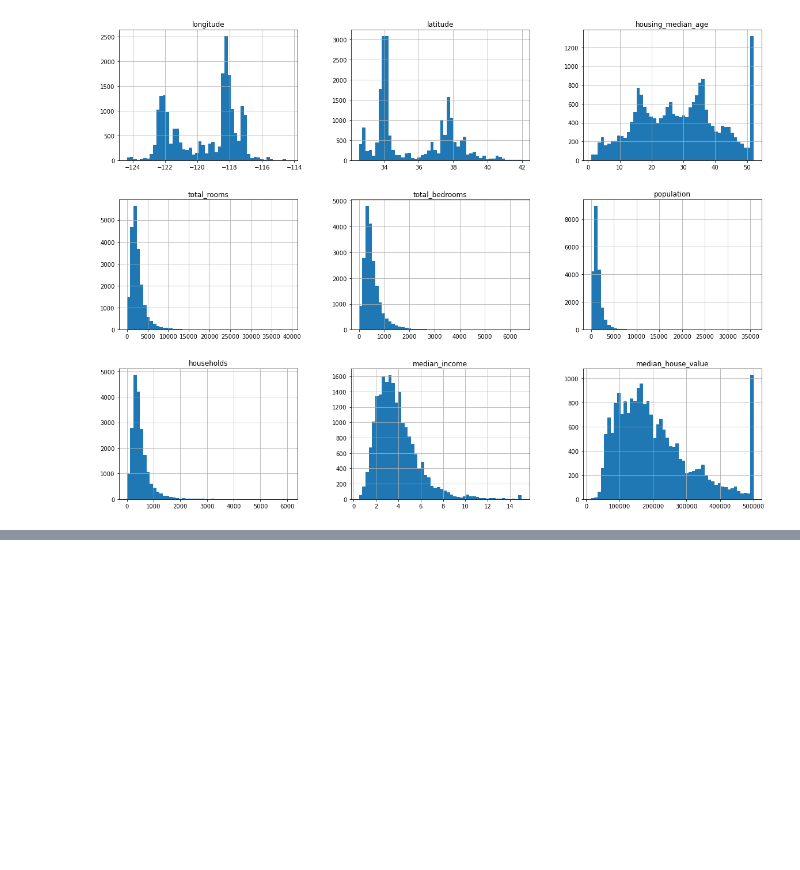
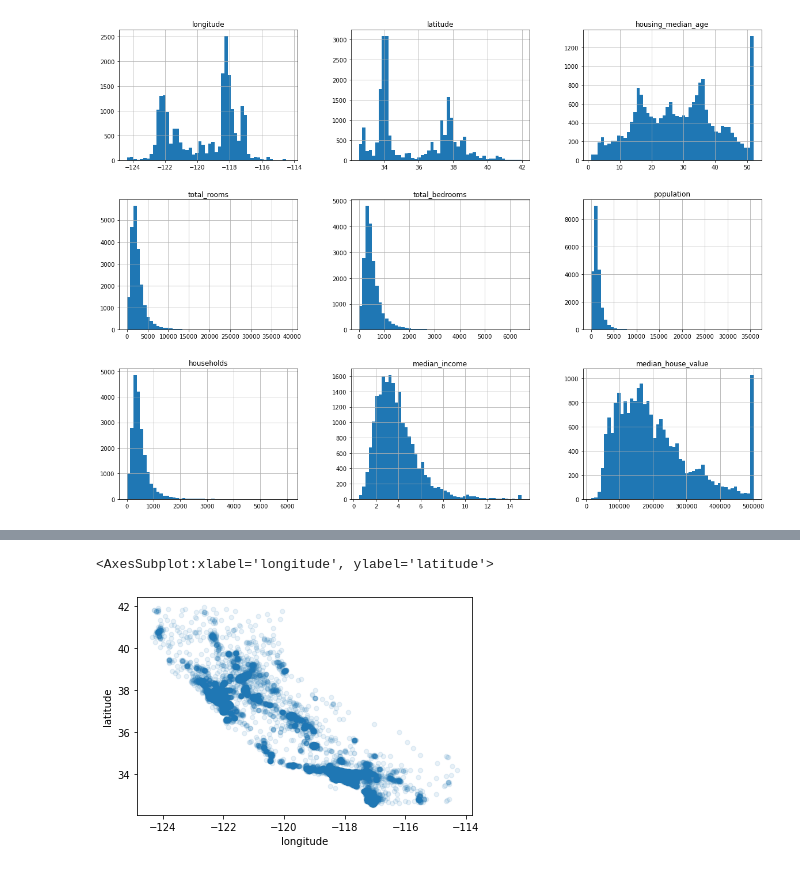
Before and after one commit to OHBEYOUNGHUN/Machine_practice, a Jupyter notebook: hands_on/캘리포니아집값_예측.ipynb, the cells around one changed output, grey strips where cells are left out. Cells and saved outputs as stored; diff of their text form; code cells hidden in the pictures; blank space fills up the shorter version.

```diff
--- a/hands_on/캘리포니아집값_예측.ipynb
+++ b/hands_on/캘리포니아집값_예측.ipynb
@@ -89,0 +177,5 @@ plt.show()
+# %%
+housing.plot(kind = "scatter",alpha = 0.1, x="longitude", y="latitude")
+# %% [output]
+<AxesSubplot:xlabel='longitude', ylabel='latitude'>
+[figure, added]
```
Also changed, not shown: parts of 34 cells of this notebook.
